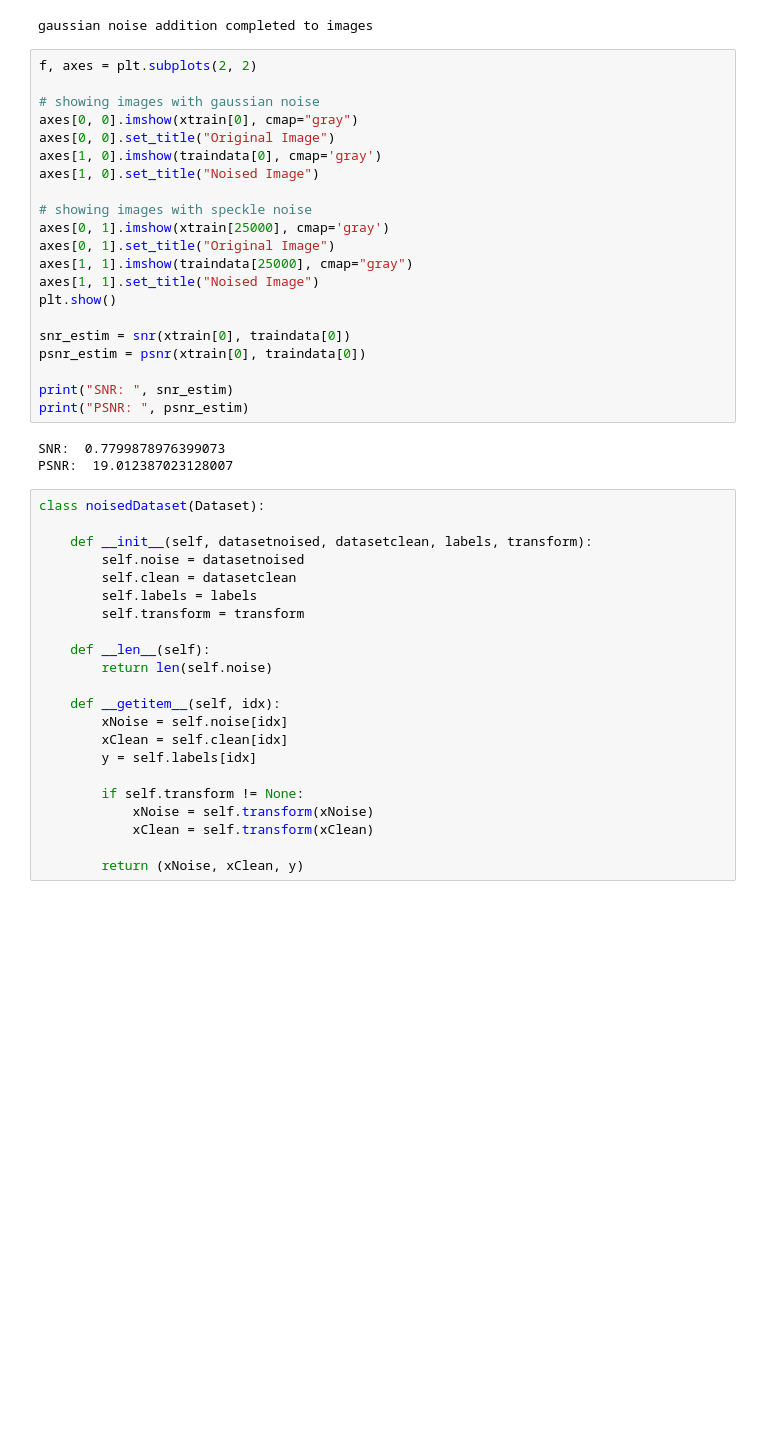
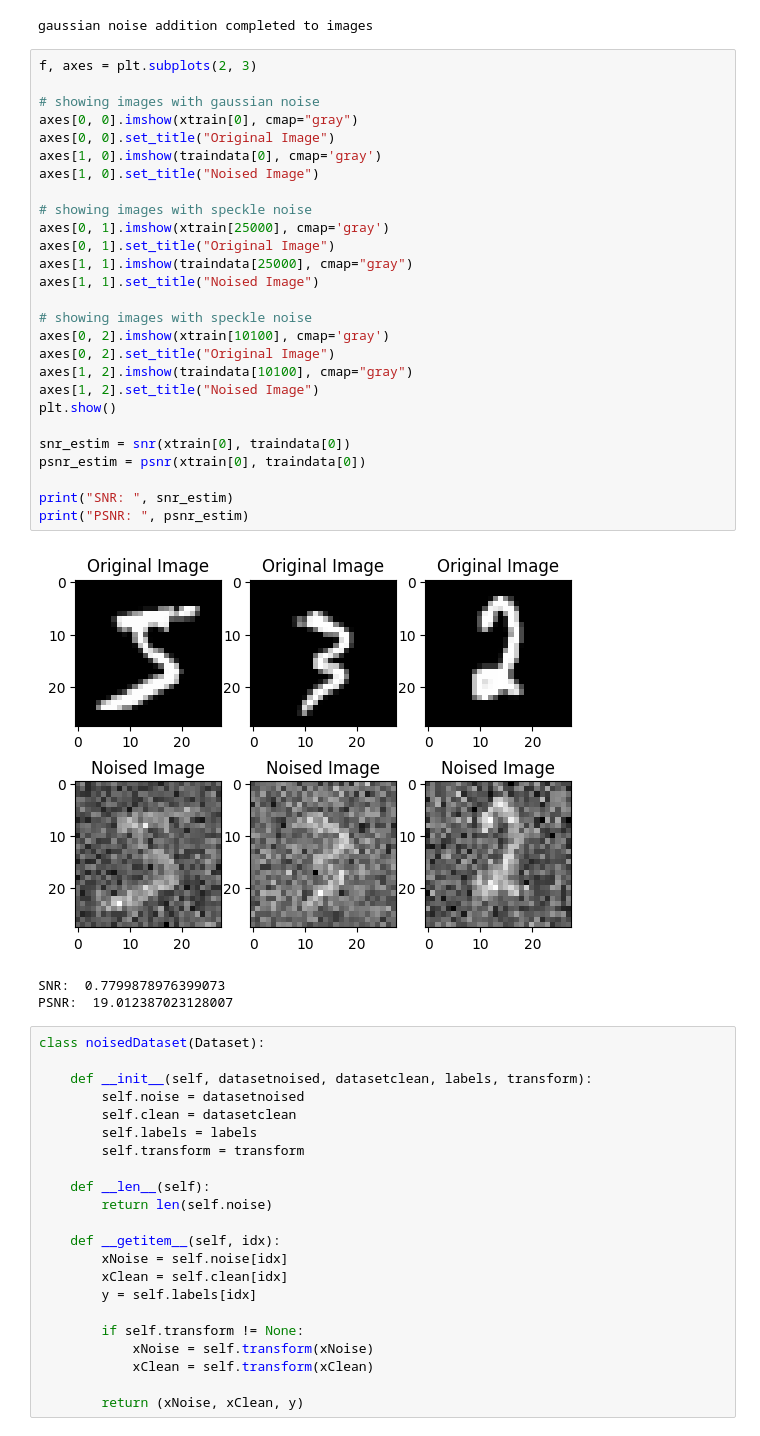
Before and after one commit to GabrielCMG/ProjetDeepLearning, a Jupyter notebook: AE_MNIST.ipynb, the cells around one changed output. Saved outputs shown, nothing was run; the diff lists cells and outputs as text; blank space fills up the shorter version.

```diff
--- a/AE_MNIST.ipynb
+++ b/AE_MNIST.ipynb
@@ -78,27 +78,34 @@ print("\n{} noise addition completed to images".format(noises[noise_id]))
 gaussian noise addition completed to images
 gaussian noise addition completed to images
 # %%
-f, axes = plt.subplots(2, 2)
+f, axes = plt.subplots(2, 3)
 
 # showing images with gaussian noise
 axes[0, 0].imshow(xtrain[0], cmap="gray")
 axes[0, 0].set_title("Original Image")
 axes[1, 0].imshow(traindata[0], cmap='gray')
 axes[1, 0].set_title("Noised Image")
 
 # showing images with speckle noise
 axes[0, 1].imshow(xtrain[25000], cmap='gray')
 axes[0, 1].set_title("Original Image")
 axes[1, 1].imshow(traindata[25000], cmap="gray")
 axes[1, 1].set_title("Noised Image")
+
+# showing images with speckle noise
+axes[0, 2].imshow(xtrain[10100], cmap='gray')
+axes[0, 2].set_title("Original Image")
+axes[1, 2].imshow(traindata[10100], cmap="gray")
+axes[1, 2].set_title("Noised Image")
 plt.show()
 
 snr_estim = snr(xtrain[0], traindata[0])
 psnr_estim = psnr(xtrain[0], traindata[0])
 
 print("SNR: ", snr_estim)
 print("PSNR: ", psnr_estim)
 # %% [output]
+[figure, added]
 SNR:  0.7799878976399073
 PSNR:  19.012387023128007
 # %%
```
Also changed, not shown: parts of 1 cell of this notebook, 3 other files.
